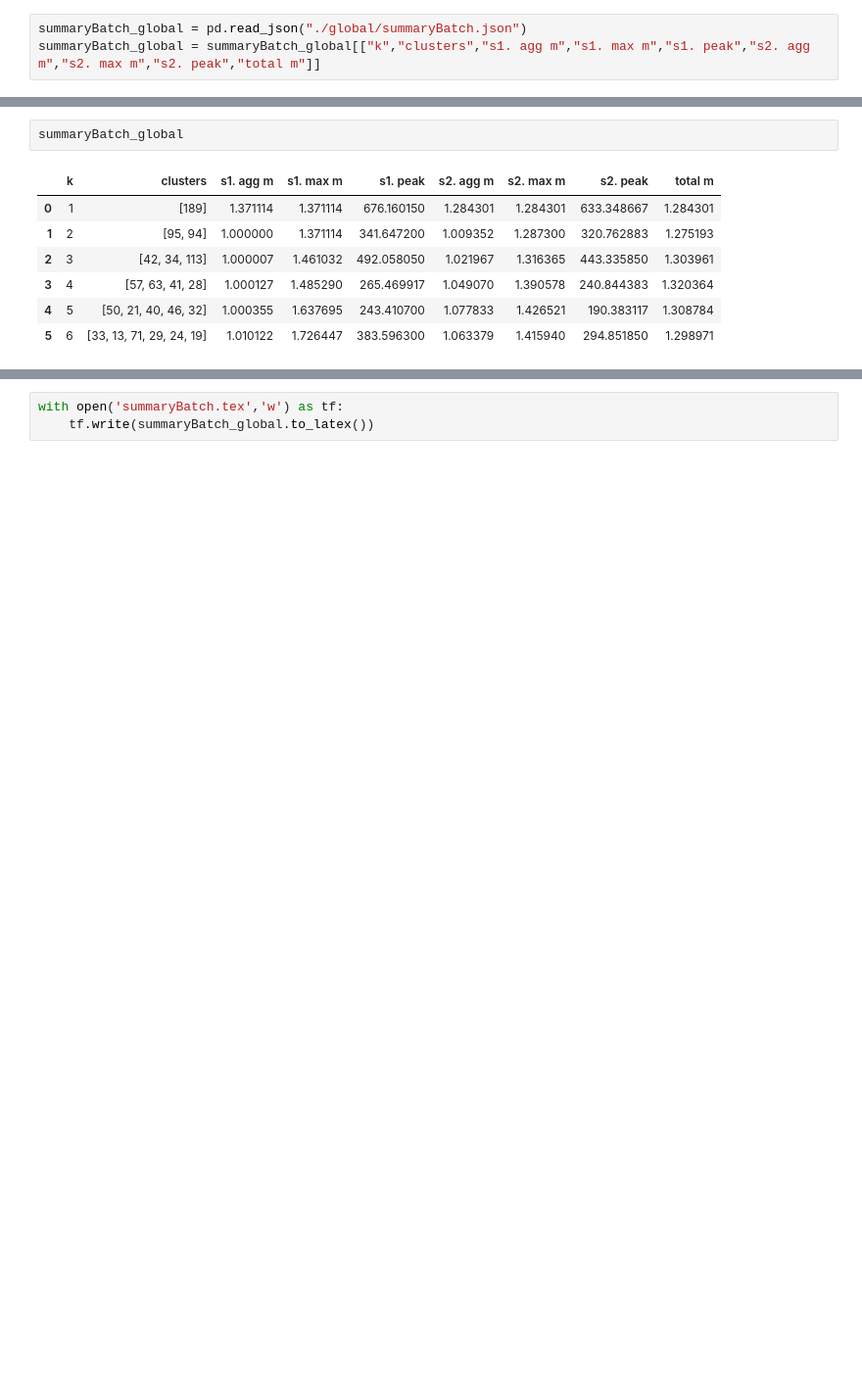
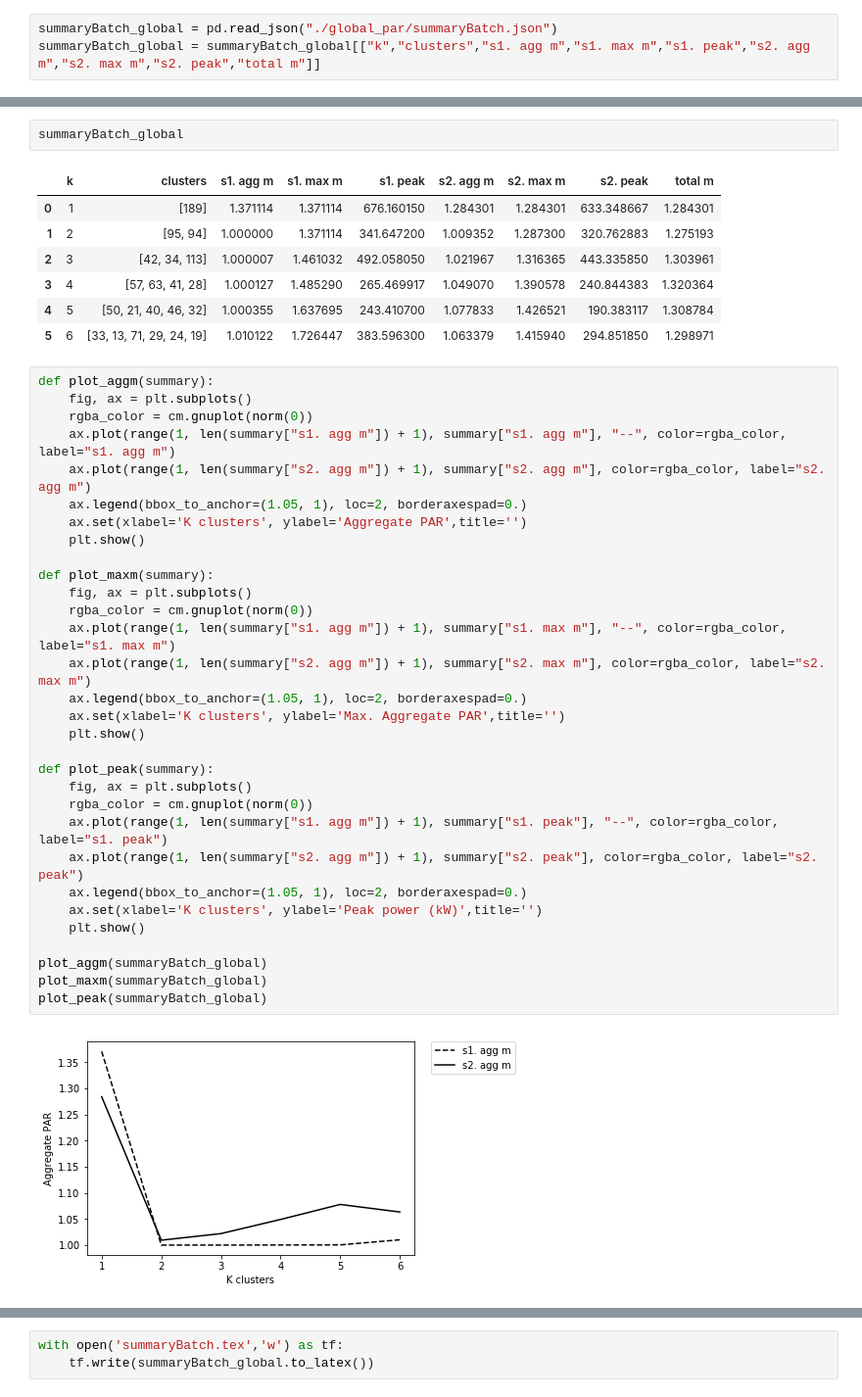
Before and after one commit to vicaba/siot-clustering-viz, a Jupyter notebook: siot-clustering.ipynb, the cells around one changed output, grey strips where cells are left out. Shown at 98% size. Saved outputs shown, nothing was run; the diff lists cells and outputs as text; blank space fills up the shorter version.

```diff
--- a/siot-clustering.ipynb
+++ b/siot-clustering.ipynb
@@ -7,4 +15,4 @@ import matplotlib.cm as cmx
 # %%
-summaryBatch_global = pd.read_json("./global/summaryBatch.json")
+summaryBatch_global = pd.read_json("./global_par/summaryBatch.json")
 summaryBatch_global = summaryBatch_global[["k","clusters","s1. agg m","s1. max m","s1. peak","s2. agg m","s2. max m","s2. peak","total m"]]
 # %%
@@ -19,3 +27,36 @@ summaryBatch_global
 | 3 | 4 | [57, 63, 41, 28] | 1.000127 | 1.485290 | 265.469917 | 1.049070 | 1.390578 | 240.844383 | 1.320364 |
 | 4 | 5 | [50, 21, 40, 46, 32] | 1.000355 | 1.637695 | 243.410700 | 1.077833 | 1.426521 | 190.383117 | 1.308784 |
 | 5 | 6 | [33, 13, 71, 29, 24, 19] | 1.010122 | 1.726447 | 383.596300 | 1.063379 | 1.415940 | 294.851850 | 1.298971 |
+# %%
+def plot_aggm(summary):
+    fig, ax = plt.subplots()
+    rgba_color = cm.gnuplot(norm(0))
+    ax.plot(range(1, len(summary["s1. agg m"]) + 1), summary["s1. agg m"], "--", color=rgba_color, label="s1. agg m")
+    ax.plot(range(1, len(summary["s2. agg m"]) + 1), summary["s2. agg m"], color=rgba_color, label="s2. agg m")
+    ax.legend(bbox_to_anchor=(1.05, 1), loc=2, borderaxespad=0.)
+    ax.set(xlabel='K clusters', ylabel='Aggregate PAR',title='')
+    plt.show()
+
+def plot_maxm(summary):
+    fig, ax = plt.subplots()
+    rgba_color = cm.gnuplot(norm(0))
+    ax.plot(range(1, len(summary["s1. agg m"]) + 1), summary["s1. max m"], "--", color=rgba_color, label="s1. max m")
+    ax.plot(range(1, len(summary["s2. agg m"]) + 1), summary["s2. max m"], color=rgba_color, label="s2. max m")
+    ax.legend(bbox_to_anchor=(1.05, 1), loc=2, borderaxespad=0.)
+    ax.set(xlabel='K clusters', ylabel='Max. Aggregate PAR',title='')
+    plt.show()
+
+def plot_peak(summary):
+    fig, ax = plt.subplots()
+    rgba_color = cm.gnuplot(norm(0))
+    ax.plot(range(1, len(summary["s1. agg m"]) + 1), summary["s1. peak"], "--", color=rgba_color, label="s1. peak")
+    ax.plot(range(1, len(summary["s2. agg m"]) + 1), summary["s2. peak"], color=rgba_color, label="s2. peak")
+    ax.legend(bbox_to_anchor=(1.05, 1), loc=2, borderaxespad=0.)
+    ax.set(xlabel='K clusters', ylabel='Peak power (kW)',title='')
+    plt.show()
+
+plot_aggm(summaryBatch_global)
+plot_maxm(summaryBatch_global)
+plot_peak(summaryBatch_global)
+# %% [output]
+[figure, added]
```
Also changed, not shown: parts of 11 cells of this notebook, 6 other files.
